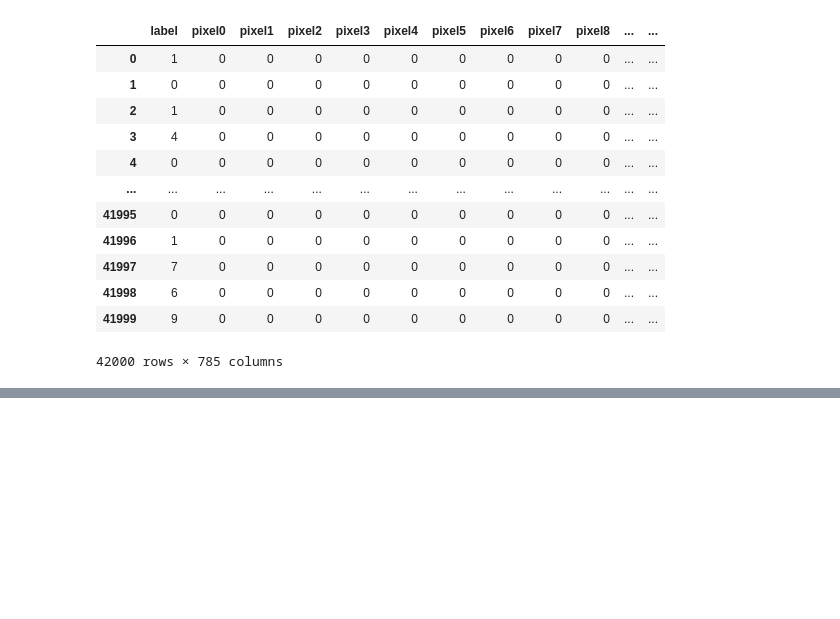
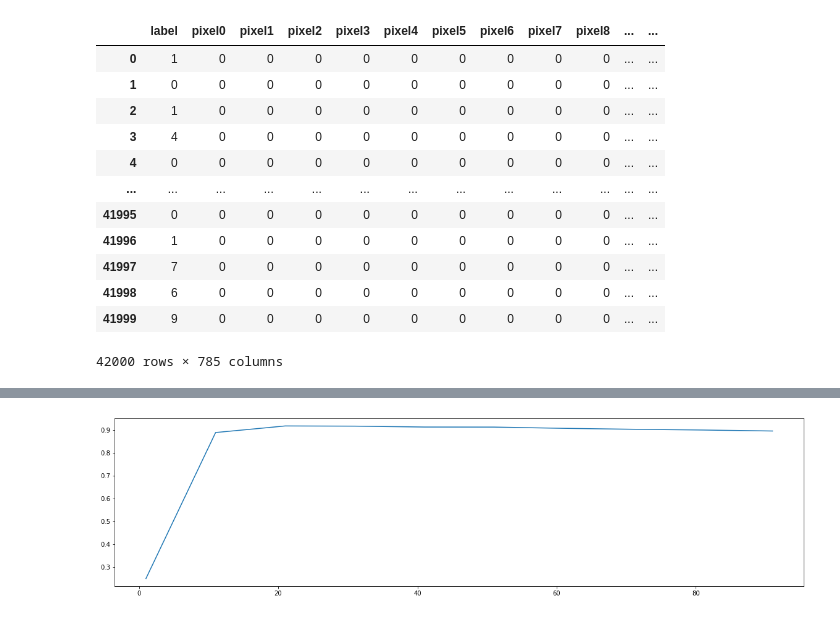
Before and after one commit to sunseayuy/sklearn-learning, a Jupyter notebook: sklearn中的降维算法PCA和SVD/3 案例：PCA对手写数字数据集的降维.ipynb, the cells around one changed output, grey strips where cells are left out. Drawn from its saved outputs; the diff is of its cells as text; code cells hidden in the pictures; blank space fills up the shorter version.

```diff
--- a/sklearn中的降维算法PCA和SVD/3 案例：PCA对手写数字数据集的降维.ipynb
+++ b/sklearn中的降维算法PCA和SVD/3 案例：PCA对手写数字数据集的降维.ipynb
@@ -42,0 +41,14 @@ y = data.iloc[:,0]
+# %%
+# 4. 降维后维度的学习曲线，继续缩小最佳维度的范围
+#======【TIME WARNING：2mins 30s】======#
+score = []
+for i in range(1,101,10):
+    X_dr = PCA(i).fit_transform(X)
+    once = cross_val_score(RFC(n_estimators=10,random_state=0)
+                            ,X_dr,y,cv=5).mean()
+    score.append(once)
+plt.figure(figsize=[20,5])
+plt.plot(range(1,101,10),score)
+plt.show()
+# %% [output]
+[figure, added]
```
Also changed, not shown: parts of 13 cells of this notebook.
